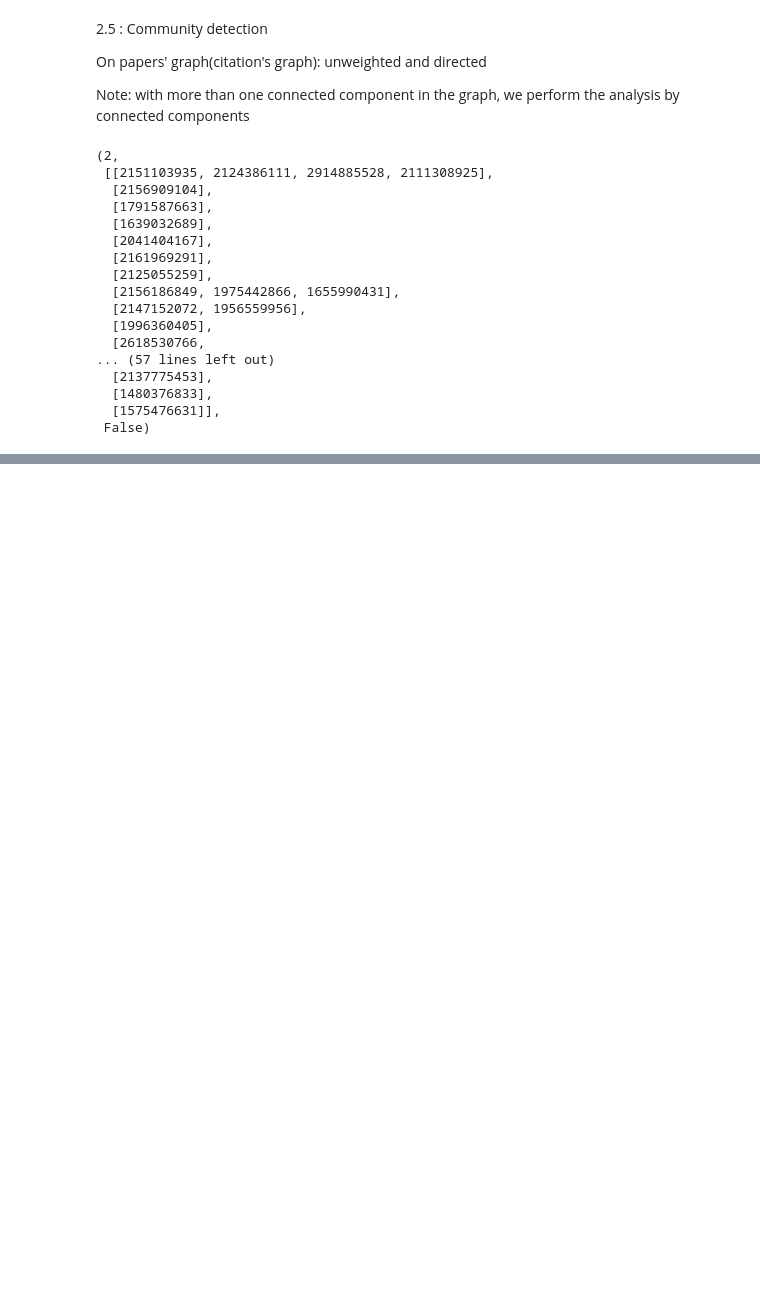
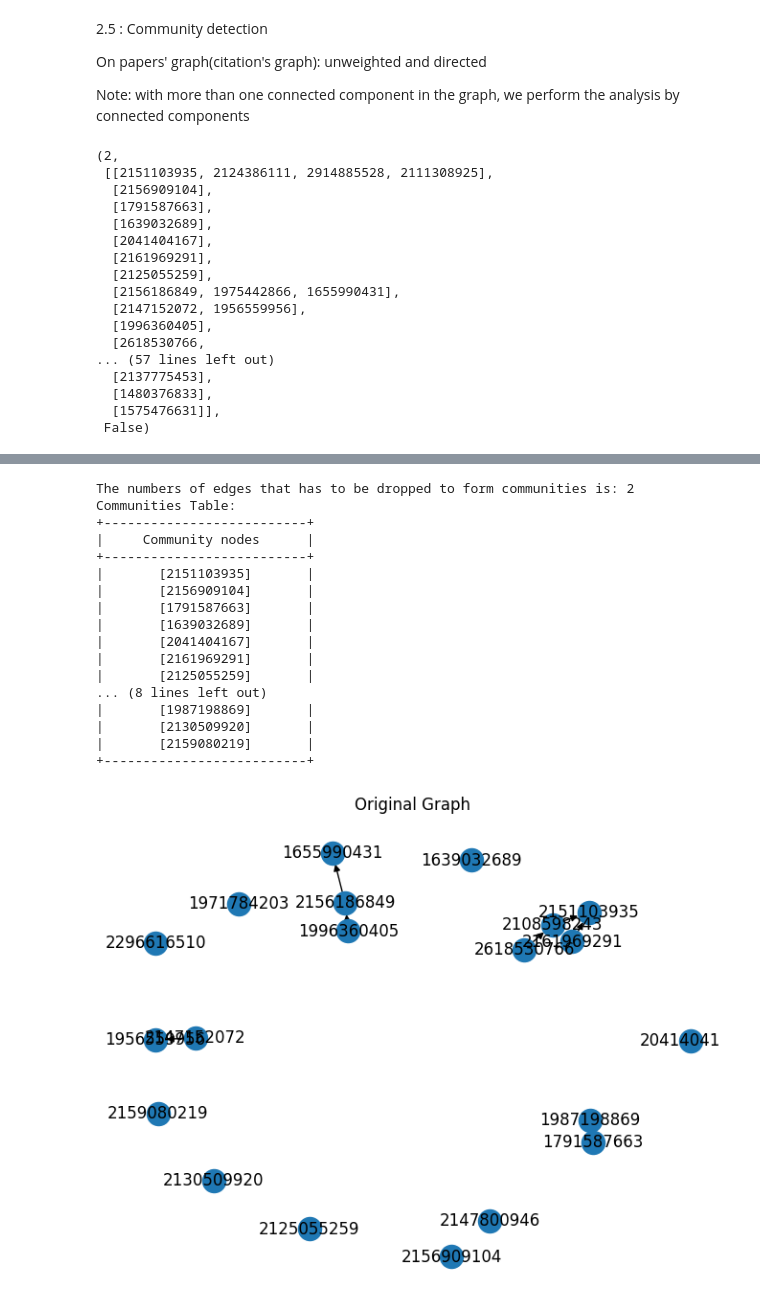
Before and after one commit to camillabrigandi/ADM-HW5, a Jupyter notebook: HW5_Q1+2-3_4_5b.ipynb, the cells around one changed output, grey strips where cells are left out. Saved outputs shown, nothing was run; the diff lists cells and outputs as text; code cells hidden in the pictures; blank space fills up the shorter version.

```diff
--- a/HW5_Q1+2-3_4_5b.ipynb
+++ b/HW5_Q1+2-3_4_5b.ipynb
@@ -872,0 +1094,21 @@ extract_communities(100, topp1, topp2)
+# %%
+communities_frontend(20, topp1, topp2)
+# %% [output]
+The numbers of edges that has to be dropped to form communities is: 2
+Communities Table:
++--------------------------+
+|     Community nodes      |
++--------------------------+
+|       [2151103935]       |
+|       [2156909104]       |
+|       [1791587663]       |
+|       [1639032689]       |
+|       [2041404167]       |
+|       [2161969291]       |
+|       [2125055259]       |
+... (8 lines left out)
+|       [1987198869]       |
+|       [2130509920]       |
+|       [2159080219]       |
++--------------------------+
+[figure, added]
```
Also changed, not shown: parts of 25 cells of this notebook, 1 other file.
